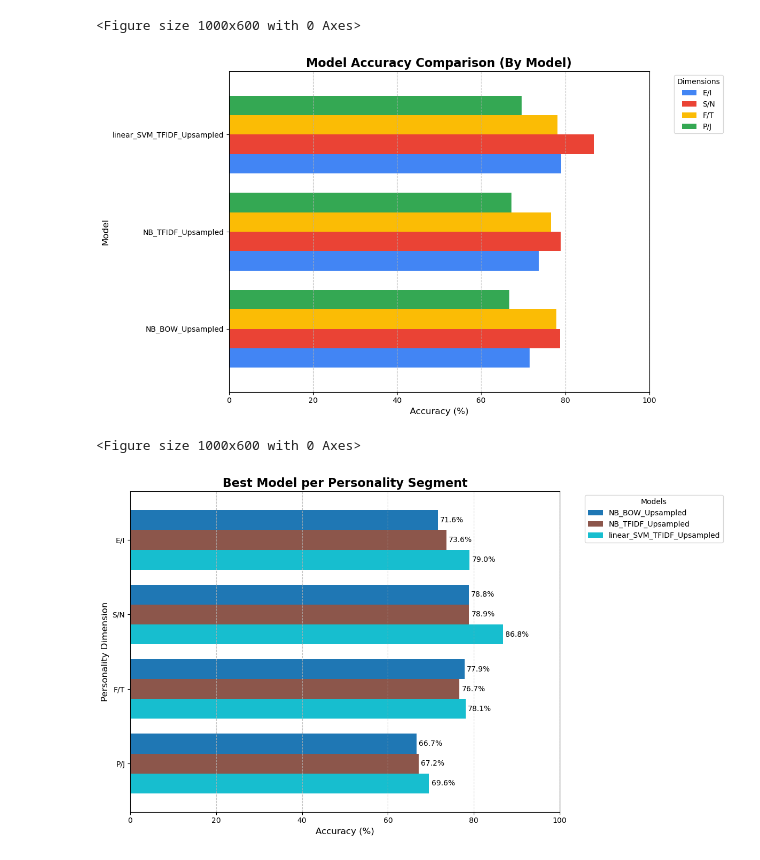
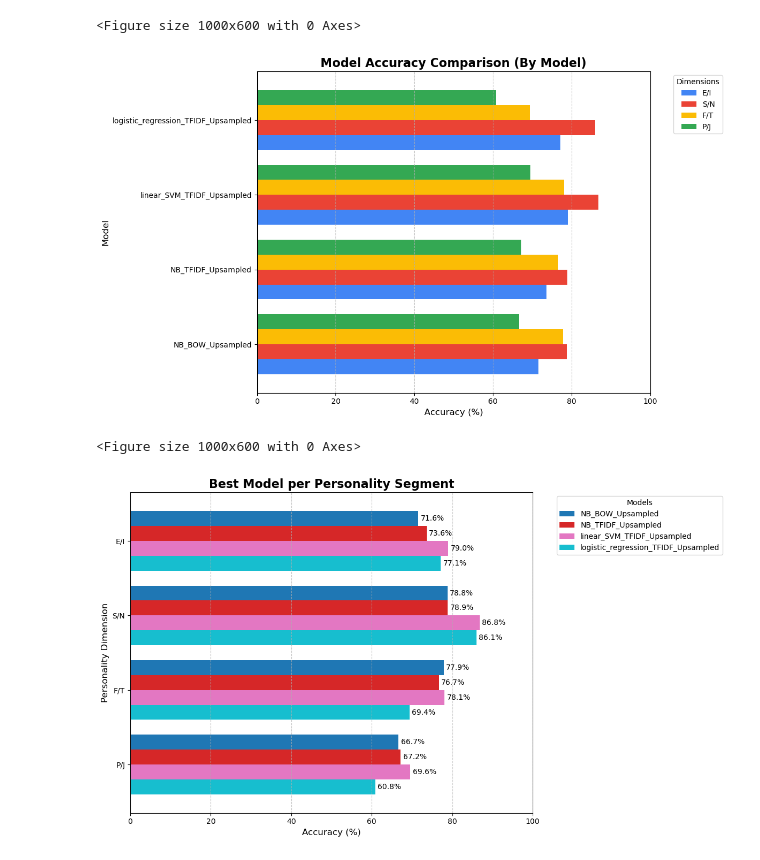
Before and after one commit to GentNisjes/ML_MBTI_project, a Jupyter notebook: notebooks/Graph.ipynb, the cells around one changed output. Cells and saved outputs as stored; diff of their text form; code cells hidden in the pictures.

Commit message:
new temporary graphs

```diff
--- a/notebooks/Graph.ipynb
+++ b/notebooks/Graph.ipynb
@@ -13,41 +13,42 @@ data = {
 
         'NB_BOW_Upsampled',
         'NB_TFIDF_Upsampled',
-        'linear_SVM_TFIDF_Upsampled'
+        'linear_SVM_TFIDF_Upsampled',
+        'logistic_regression_TFIDF_Upsampled'
         # Add your teammate's models here later if you want!
     ],
     # Enter accuracy percentages (0-100)
-    'E/I': [ 71.58, 73.64, 79.03],
-    'S/N': [ 78.79, 78.89, 86.83],
-    'F/T': [ 77.88, 76.67, 78.09],
-   'P/J': [ 66.65, 67.19, 69.58]
+    'E/I': [ 71.58, 73.64, 79.03, 77.14],
+    'S/N': [ 78.79, 78.89, 86.83, 86.06],
+    'F/T': [ 77.88, 76.67, 78.09, 69.40],
+   'P/J': [ 66.65, 67.19, 69.58, 60.84],
 }
 
 # Create the DataFrame
 df = pd.DataFrame(data)
 df = df.set_index('Model_Name') # Set model names as the index for easier plotting
 
 # ==========================================
 # 📊 GRAPH 1: RECREATION OF THE IMAGE
 # (Y-axis = Models, Colors = Dimensions)
 # ==========================================
 # We define the colors to match your uploaded image (Blue, Red, Yellow, Green)
 colors = ['#4285F4', '#EA4335', '#FBBC05', '#34A853']
 
 plt.figure(figsize=(10, 6))
 ax1 = df.plot(kind='barh', figsize=(12, 7), color=colors, width=0.8)
 
 plt.title('Model Accuracy Comparison (By Model)', fontsize=16, fontweight='bold')
 plt.xlabel('Accuracy (%)', fontsize=12)
 plt.ylabel('Model', fontsize=12)
 plt.xlim(0, 100) # Fix x-axis from 0 to 100
 plt.legend(bbox_to_anchor=(1.05, 1), loc='upper left', title="Dimensions")
 plt.grid(axis='x', linestyle='--', alpha=0.7)
 plt.tight_layout()
 plt.show()
 # %% [output]
 <Figure size 1000x600 with 0 Axes>
-[figure, old version]
+[figure, new version]
 # %%
 # ==========================================
 # 📊 GRAPH 2: TRANSPOSED COMPARISON
@@ -78,4 +79,4 @@ plt.tight_layout()
 plt.show()
 # %% [output]
 <Figure size 1000x600 with 0 Axes>
-[figure, old version]
+[figure, new version]
```
